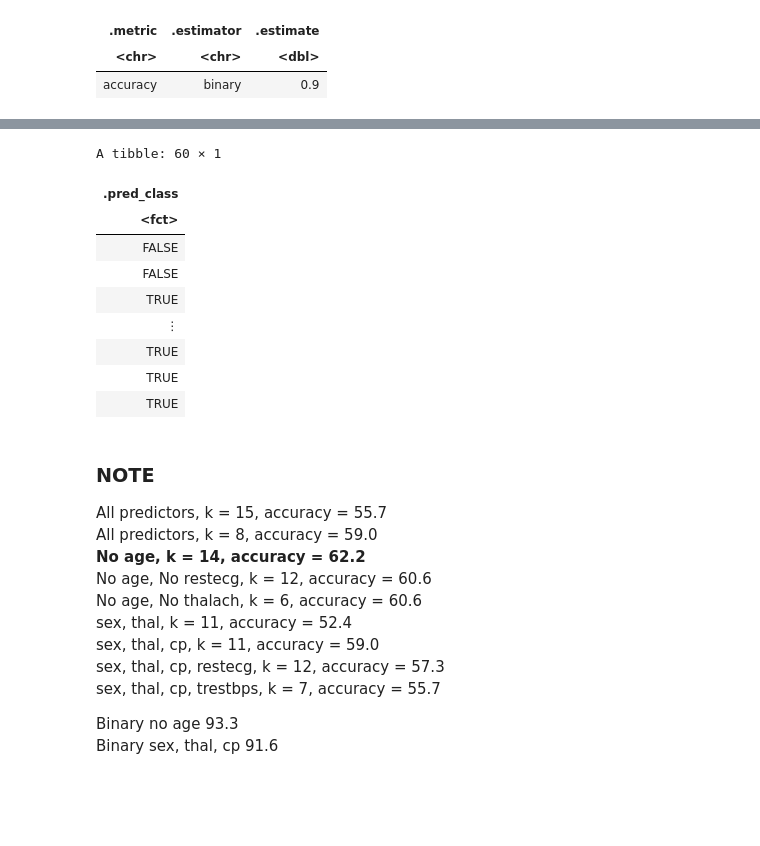
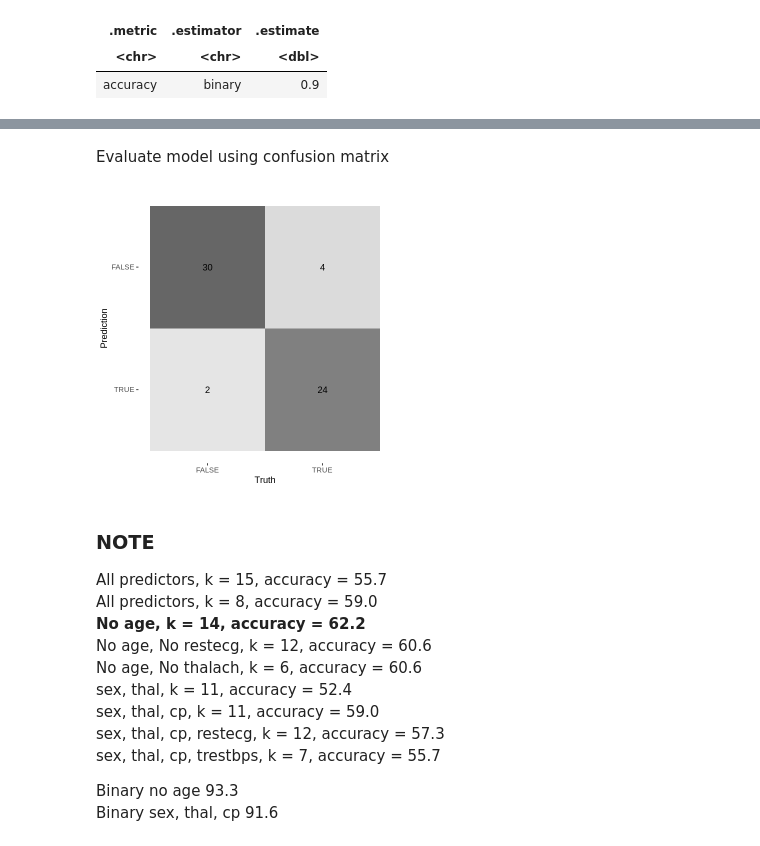
Before and after one commit to wtarit/dsci-100-project, a Jupyter notebook: group_report.ipynb, the cells around one changed output, grey strips where cells are left out. Cells and saved outputs as stored; diff of their text form; code cells hidden in the pictures; blank space fills up the shorter version.

```diff
--- a/group_report.ipynb
+++ b/group_report.ipynb
@@ -419,16 +428,11 @@ A tibble: 1 × 3
+# %% [markdown]
+Evaluate model using confusion matrix
 # %%
-predict(heart_disease_fit, heart_disease_test)
+confusion <- heart_disease_predictions |>
+             conf_mat(truth = Class, estimate = .pred_class)
+autoplot(confusion, type = "heatmap")
 # %% [output]
-A tibble: 60 × 1
-| .pred_class |
-| <fct> |
-| FALSE |
-| FALSE |
-| TRUE |
-| ⋮ |
-| TRUE |
-| TRUE |
-| TRUE |
+[figure, added]
 # %% [markdown]
 ### NOTE
 All predictors, k = 15, accuracy = 55.7
```
Also changed, not shown: parts of 46 cells of this notebook.
